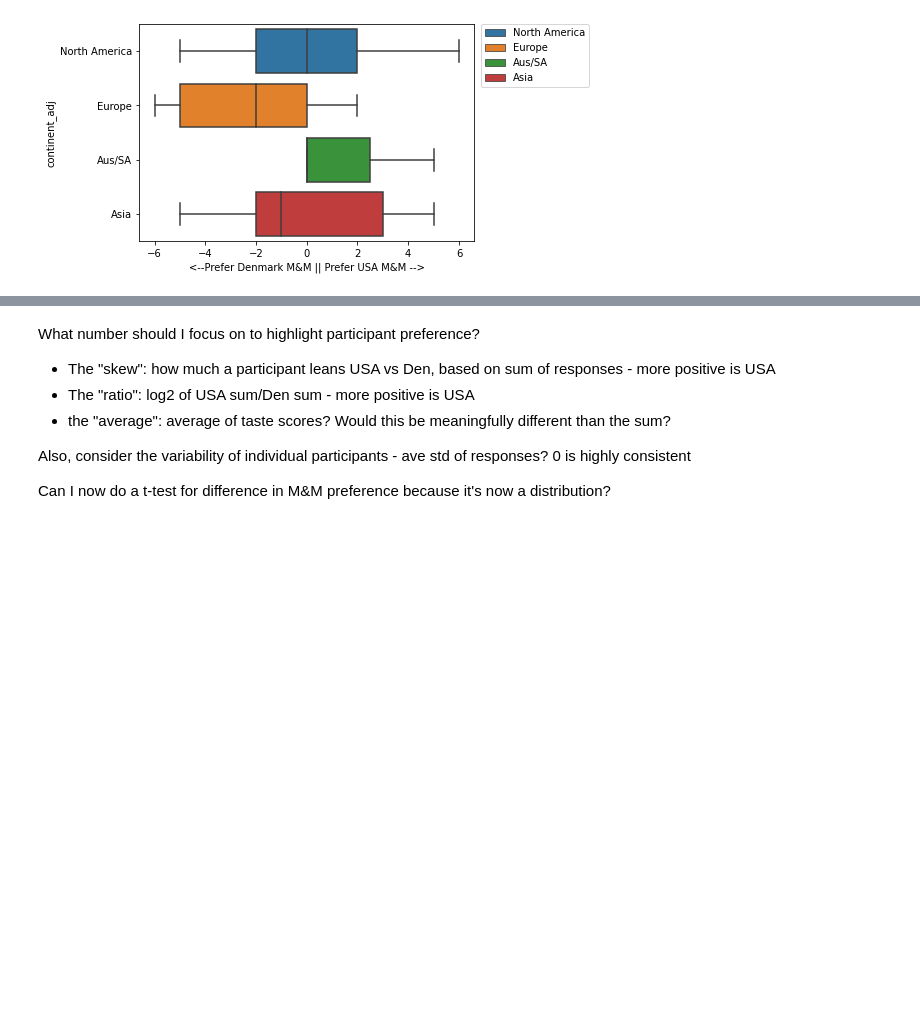
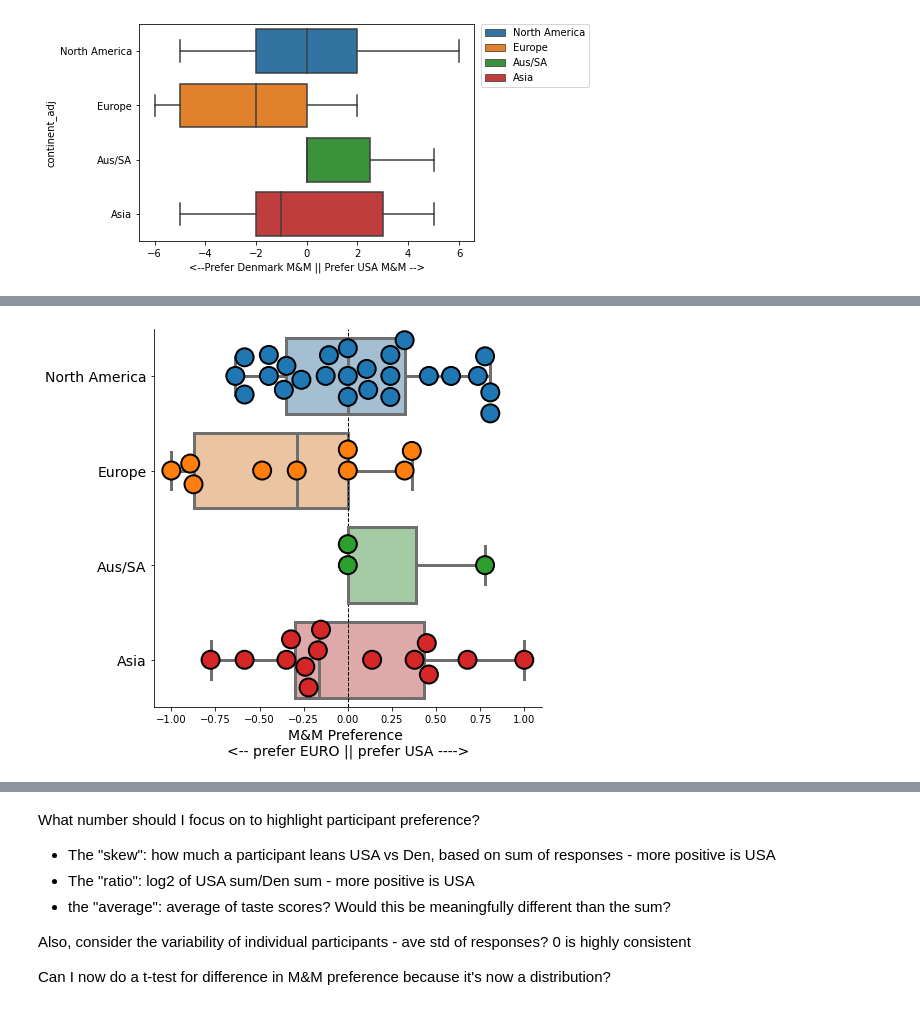
Before and after one commit to erinhwilson/mnm-taste-test, a Jupyter notebook: mnm_analysis.ipynb, the cells around one changed output, grey strips where cells are left out. Saved outputs shown, nothing was run; the diff lists cells and outputs as text; code cells hidden in the pictures; blank space fills up the shorter version.

```diff
--- a/mnm_analysis.ipynb
+++ b/mnm_analysis.ipynb
@@ -798,0 +1057,21 @@ plt.show()
+# %%
+# swarm box overlay
+g = sns.catplot(
+    data=pdf, x='mnm_ratio', y='continent_adj',
+    kind='box',palette=lighter_tab10,
+    boxprops=dict(alpha=1),height=6,aspect=7/6,linewidth=3,
+)
+g.map_dataframe(sns.swarmplot, x='mnm_ratio', y='continent_adj',
+                size=18, #alpha=0.99,
+                edgecolor='black',linewidth=2, dodge=True,
+                palette='tab10',
+               )
+
+plt.axvline(0,color='black',linestyle='--',linewidth=1)
+plt.xlabel("M&M Preference \n<-- prefer EURO || prefer USA ---->",fontsize=14)
+plt.ylabel("")
+plt.yticks(fontsize=14)
+g.savefig('mnm_pref_box_swarm.jpg',dpi=300)
+plt.show()
+# %% [output]
+[figure, added]
```
Also changed, not shown: parts of 73 cells of this notebook.
